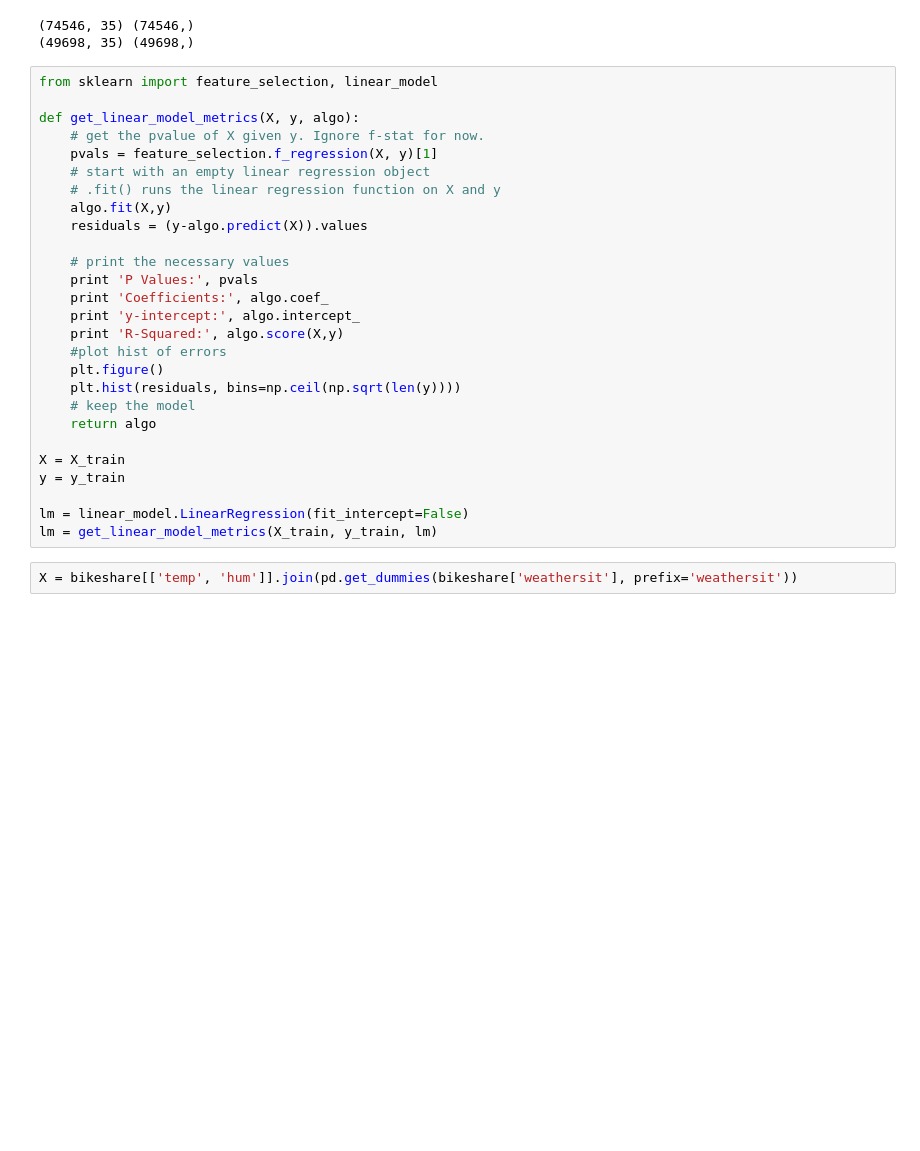
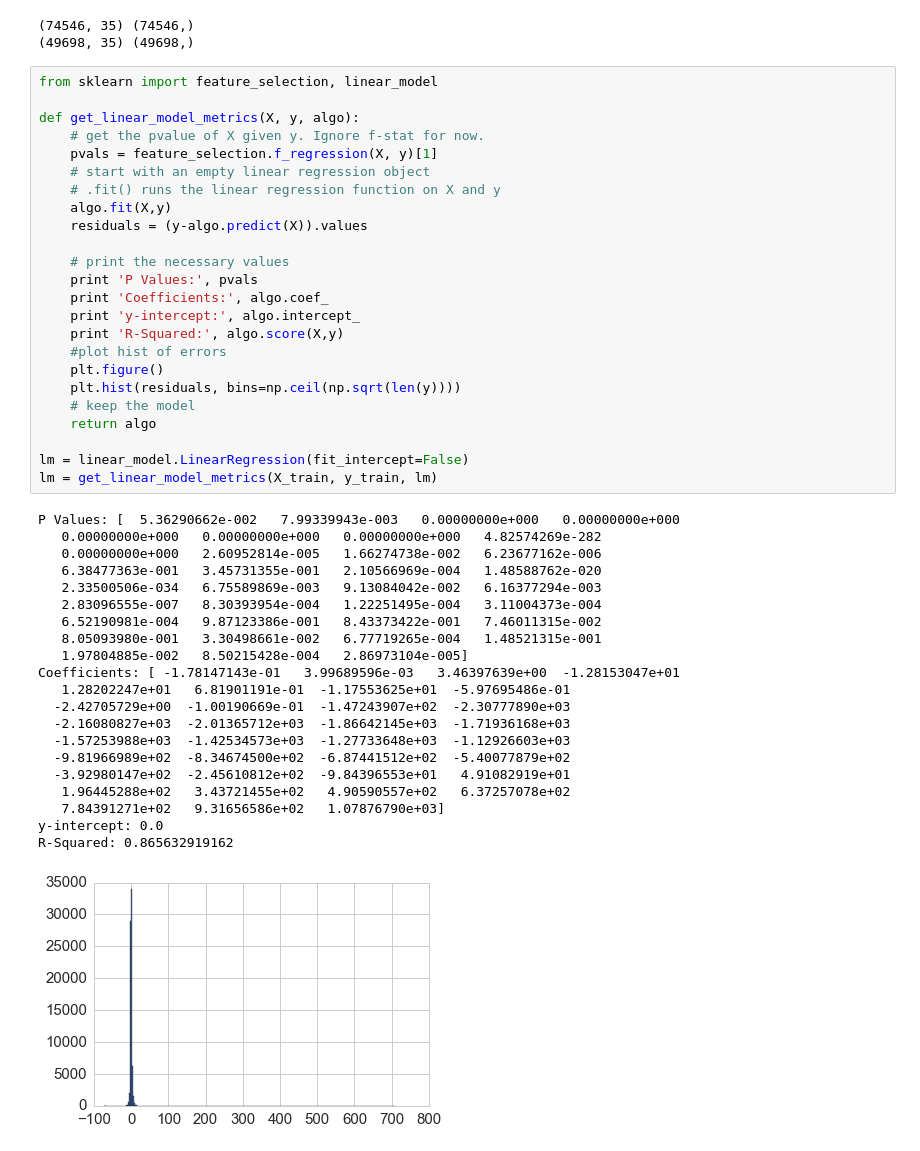
Before and after one commit to rajashreebaradur/DataScienceGA_Final_Project, a Jupyter notebook: project-files/file_1.ipynb, the cells around one changed output. Cells and saved outputs as stored; diff of their text form; blank space fills up the shorter version.

```diff
--- a/project-files/file_1.ipynb
+++ b/project-files/file_1.ipynb
@@ -230,29 +247,46 @@ print X_test.shape, y_test.shape
 # %%
 from sklearn import feature_selection, linear_model
 
 def get_linear_model_metrics(X, y, algo):
     # get the pvalue of X given y. Ignore f-stat for now.
     pvals = feature_selection.f_regression(X, y)[1]
     # start with an empty linear regression object
     # .fit() runs the linear regression function on X and y
     algo.fit(X,y)
     residuals = (y-algo.predict(X)).values
 
     # print the necessary values
     print 'P Values:', pvals
     print 'Coefficients:', algo.coef_
     print 'y-intercept:', algo.intercept_
     print 'R-Squared:', algo.score(X,y)
     #plot hist of errors
     plt.figure()
     plt.hist(residuals, bins=np.ceil(np.sqrt(len(y))))
     # keep the model
     return algo
 
-X = X_train
-y = y_train
-
 lm = linear_model.LinearRegression(fit_intercept=False)
 lm = get_linear_model_metrics(X_train, y_train, lm)
+# %% [output]
+P Values: [  5.36290662e-002   7.99339943e-003   0.00000000e+000   0.00000000e+000
+   0.00000000e+000   0.00000000e+000   0.00000000e+000   4.82574269e-282
+   0.00000000e+000   2.60952814e-005   1.66274738e-002   6.23677162e-006
+   6.38477363e-001   3.45731355e-001   2.10566969e-004   1.48588762e-020
+   2.33500506e-034   6.75589869e-003   9.13084042e-002   6.16377294e-003
+   2.83096555e-007   8.30393954e-004   1.22251495e-004   3.11004373e-004
+   6.52190981e-004   9.87123386e-001   8.43373422e-001   7.46011315e-002
+   8.05093980e-001   3.30498661e-002   6.77719265e-004   1.48521315e-001
+   1.97804885e-002   8.50215428e-004   2.86973104e-005]
+Coefficients: [ -1.78147143e-01   3.99689596e-03   3.46397639e+00  -1.28153047e+01
+   1.28202247e+01   6.81901191e-01  -1.17553625e+01  -5.97695486e-01
+  -2.42705729e+00  -1.00190669e-01  -1.47243907e+02  -2.30777890e+03
+  -2.16080827e+03  -2.01365712e+03  -1.86642145e+03  -1.71936168e+03
+  -1.57253988e+03  -1.42534573e+03  -1.27733648e+03  -1.12926603e+03
+  -9.81966989e+02  -8.34674500e+02  -6.87441512e+02  -5.40077879e+02
+  -3.92980147e+02  -2.45610812e+02  -9.84396553e+01   4.91082919e+01
+   1.96445288e+02   3.43721455e+02   4.90590557e+02   6.37257078e+02
+   7.84391271e+02   9.31656586e+02   1.07876790e+03]
+y-intercept: 0.0
+R-Squared: 0.865632919162
+[figure, added]
-# %%
-X = bikeshare[['temp', 'hum']].join(pd.get_dummies(bikeshare['weathersit'], prefix='weathersit'))
```
Also changed, not shown: parts of 7 cells of this notebook, 2 other files.
